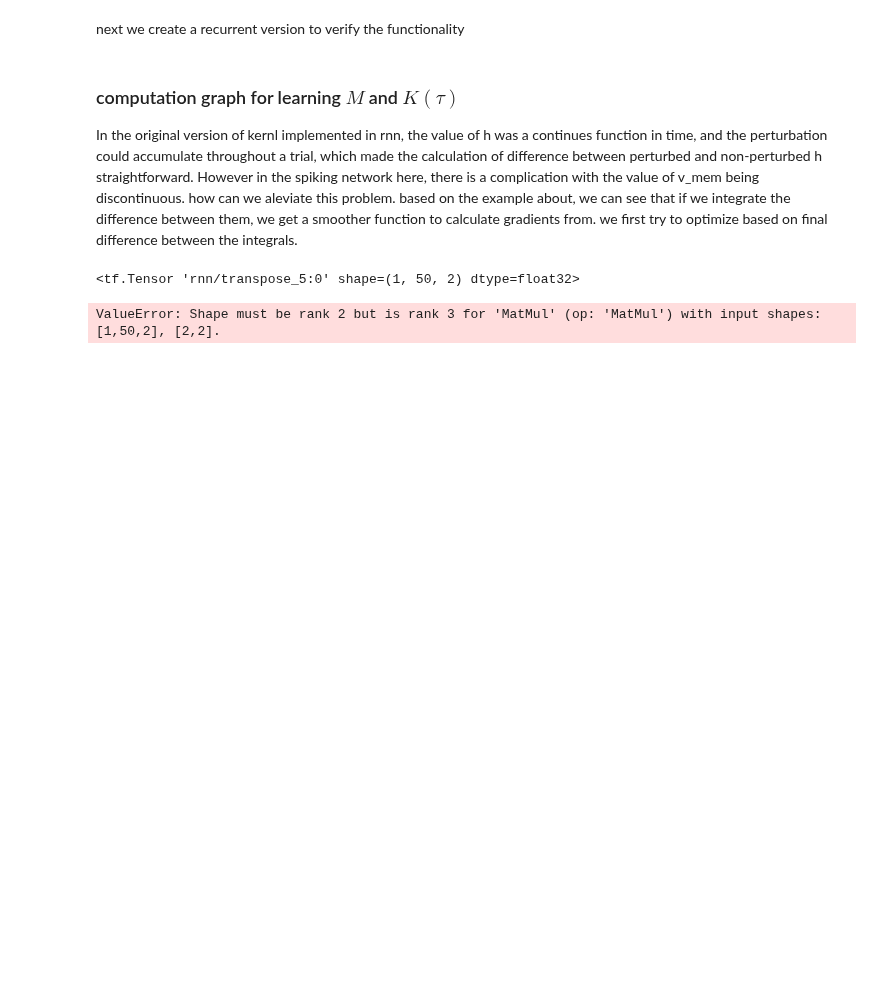
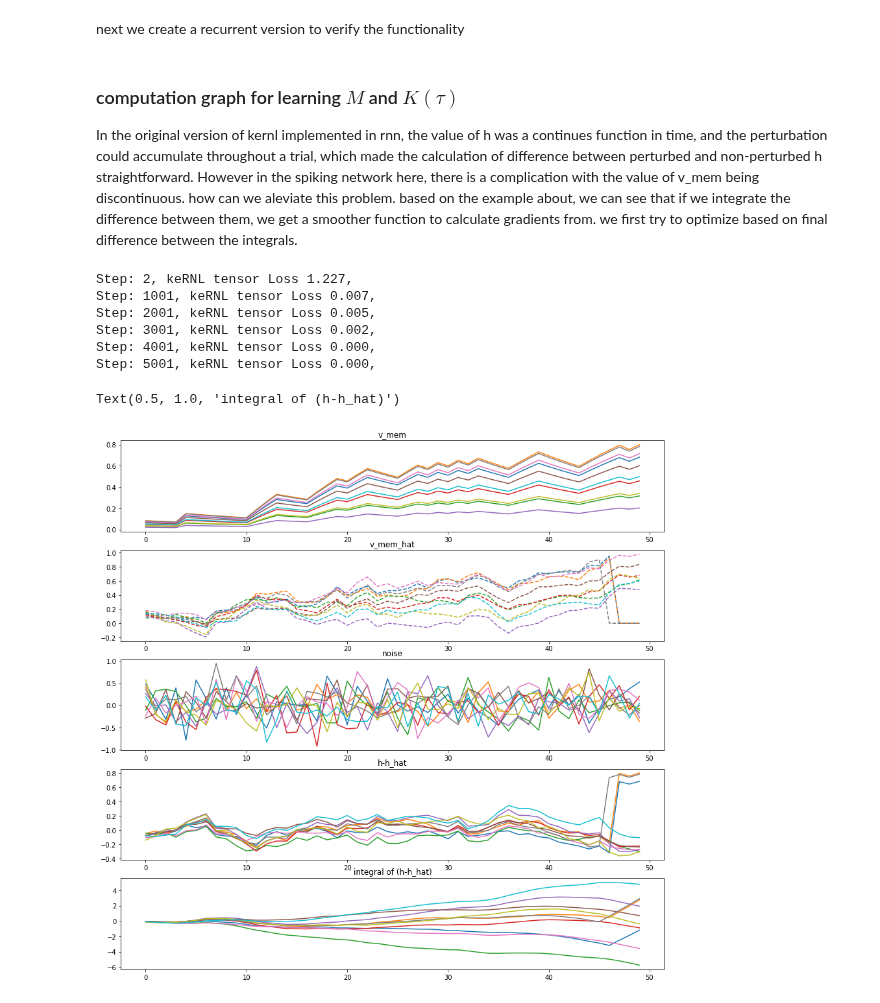
Before and after one commit to eghbalhosseini/KeRNL, a Jupyter notebook: kernl_snn_cell.ipynb, the cells around one changed output. Drawn from its saved outputs; the diff is of its cells as text; code cells hidden in the pictures; blank space fills up the shorter version.

```diff
--- a/kernl_snn_cell.ipynb
+++ b/kernl_snn_cell.ipynb
@@ -206,8 +233,46 @@ with graph.as_default():
-# %%
-kernl_outputs.Theta
-# %% [output]
-<tf.Tensor 'rnn/transpose_5:0' shape=(1, 50, 2) dtype=float32>
-# %%
-tf.einsum('unv,',kernl_outputs.Theta,trainables[kernl_sensitivity_tensor_index])
-# %% [output]
-ValueError: Shape must be rank 2 but is rank 3 for 'MatMul' (op: 'MatMul') with input shapes: [1,50,2], [2,2].
+# %%
+log_dir = "/home/eghbal/MyData/KeRNL/logs/kernl_snn_cell/MNIST_gc_%d_eta_m_%d_batch_%d_run_%s" %(grad_clip,tensor_learning_rate,batch_size, datetime.now().strftime("%Y%m%d_%H%M"))
+Path(log_dir).mkdir(exist_ok=True, parents=True)
+filelist = [ f for f in os.listdir(log_dir) if f.endswith(".local") ]
+for f in filelist:
+    os.remove(os.path.join(log_dir, f))
+# %%
+tb_writer = tf.summary.FileWriter(log_dir,graph)
+with tf.Session(graph=graph) as sess:
+    sess.run(init)
+    for step in range(1,training_steps+1):
+        kernl_tensor_train,kernl_loss_state=sess.run([kernl_tensor_train_op,kernl_loss_state_prediction])
+        # run summaries
+        kernl_tensor_merged_summary=sess.run(kernl_tensor_merged_summary_op)
+        tb_writer.add_summary(kernl_tensor_merged_summary, global_step=step)
+
+
+        if step % display_step==0 or step==1 :
+            # get batch loss and accuracy
+            print('Step: {}, keRNL tensor Loss {:.3f},'.format(step + 1, kernl_loss_state))
+            output_run , state_run = sess.run([kernl_outputs, kernl_state])
+plt.figure(figsize=[15,15])
+ax=plt.subplot(5,1,1)
+ax.plot(output_run.v_mem.squeeze(axis=0))
+ax.set_title('v_mem')
+ax=plt.subplot(5,1,2)
+ax.plot(output_run.v_mem_hat.squeeze(axis=0),'--')
+ax.set_title('v_mem_hat')
+ax=plt.subplot(5,1,3)
+ax.plot(output_run.psi.squeeze(axis=0))
+ax.set_title('noise')
+ax=plt.subplot(5,1,4)
+ax.plot(output_run.v_mem.squeeze(axis=0)-output_run.v_mem_hat.squeeze(axis=0))
+ax.set_title('h-h_hat')
+ax=plt.subplot(5,1,5)
+ax.plot(np.cumsum(output_run.v_mem.squeeze(axis=0)-output_run.v_mem_hat.squeeze(axis=0),axis=0))
+ax.set_title('integral of (h-h_hat)')
+# %% [output]
+Step: 2, keRNL tensor Loss 1.227,
+Step: 1001, keRNL tensor Loss 0.007,
+Step: 2001, keRNL tensor Loss 0.005,
+Step: 3001, keRNL tensor Loss 0.002,
+Step: 4001, keRNL tensor Loss 0.000,
+Step: 5001, keRNL tensor Loss 0.000,
+Text(0.5, 1.0, 'integral of (h-h_hat)')
+[figure, added]
```
Also changed, not shown: parts of 2 cells of this notebook.
